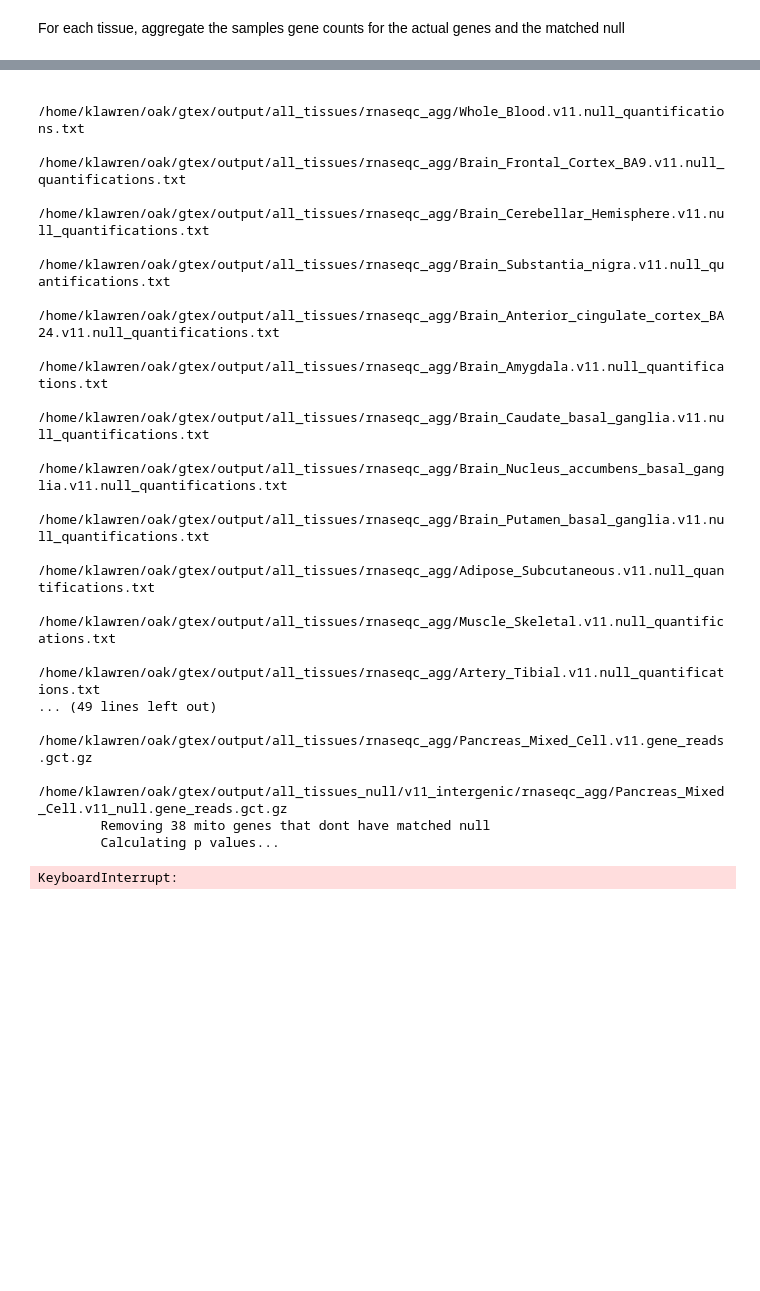
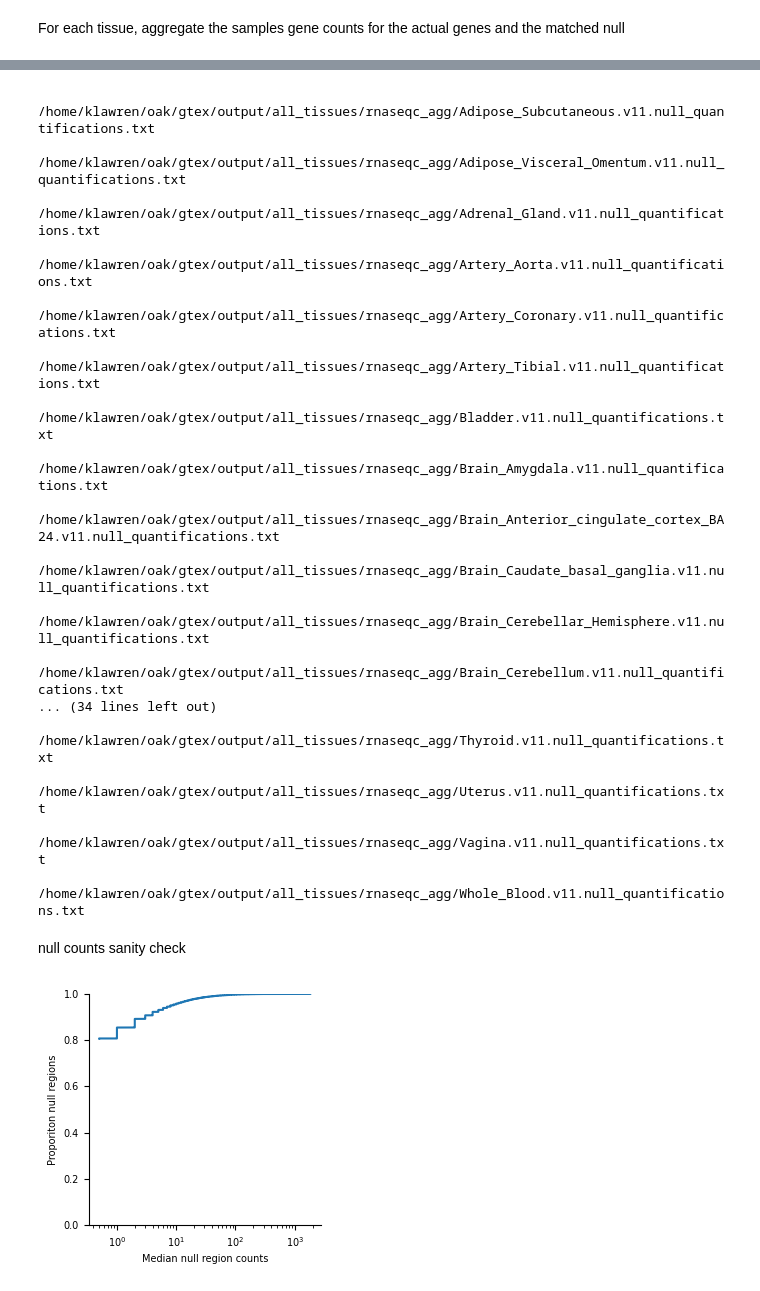
Before and after one commit to danielnachun/gtex-gencode47, a Jupyter notebook: notebooks/quantify_matched_nongenic_null.ipynb, the cells around one changed output, grey strips where cells are left out. Cells and saved outputs as stored; diff of their text form; code cells hidden in the pictures; blank space fills up the shorter version.

```diff
--- a/notebooks/quantify_matched_nongenic_null.ipynb
+++ b/notebooks/quantify_matched_nongenic_null.ipynb
@@ -236,0 +258,11 @@ array(['Adipose - Subcutaneous', 'Adipose - Visceral (Omentum)',
+# %%
+# only consider those with more that 20 samples
+
+print(passed_samples.groupby('SMTSD').size()[passed_samples.groupby('SMTSD').size() < tissue_cutoff])
+large_sample_size_tissues = passed_samples.groupby('SMTSD').size()[passed_samples.groupby('SMTSD').size() > tissue_cutoff].index
+print('continuing with {} tissues'.format(len(large_sample_size_tissues)))
+
+tissue_sample_lists = tissue_sample_lists[tissue_sample_lists.index.isin(large_sample_size_tissues)]
+passed_samples = passed_samples[passed_samples['SMTSD'].isin(large_sample_size_tissues)]
+tissue_color_df = tissue_color_df[tissue_color_df['tissue_name'].isin(large_sample_size_tissues)]
+tissue_color_palette = sns.color_palette(tissue_color_df['tissue_color_hex'])
@@ -237,24 +287,44 @@ array(['Adipose - Subcutaneous', 'Adipose - Visceral (Omentum)',
 # %%
-quantification_list = []
-for tissue_id in tissue_sample_lists.index.values:
-    quantifications = get_null_quantifications(rnaseqc_dir, null_dir, tissue_sample_lists, tissue_id)
-    quantification_list.append(quantifications.set_index('Name'))
+quantifications = get_null_quantifications(rnaseqc_dir, null_dir, tissue_sample_lists, tissue_sample_lists.index.values[0])
+for tissue_id in tissue_sample_lists.index.values[1:]:
+    quantifications = pd.merge(quantifications, get_null_quantifications(rnaseqc_dir, null_dir, tissue_sample_lists, tissue_id), on='Name')
+
+# add in gene type information
+quantifications = pd.merge(quantifications, gencode_ids, left_on='Name', right_on='gene_id_v47')
 # %% [output]
+        /home/klawren/oak/gtex/output/all_tissues/rnaseqc_agg/Adipose_Subcutaneous.v11.null_quantifications.txt
+        /home/klawren/oak/gtex/output/all_tissues/rnaseqc_agg/Adipose_Visceral_Omentum.v11.null_quantifications.txt
+        /home/klawren/oak/gtex/output/all_tissues/rnaseqc_agg/Adrenal_Gland.v11.null_quantifications.txt
+        /home/klawren/oak/gtex/output/all_tissues/rnaseqc_agg/Artery_Aorta.v11.null_quantifications.txt
+        /home/klawren/oak/gtex/output/all_tissues/rnaseqc_agg/Artery_Coronary.v11.null_quantifications.txt
+        /home/klawren/oak/gtex/output/all_tissues/rnaseqc_agg/Artery_Tibial.v11.null_quantifications.txt
+        /home/klawren/oak/gtex/output/all_tissues/rnaseqc_agg/Bladder.v11.null_quantifications.txt
+        /home/klawren/oak/gtex/output/all_tissues/rnaseqc_agg/Brain_Amygdala.v11.null_quantifications.txt
+        /home/klawren/oak/gtex/output/all_tissues/rnaseqc_agg/Brain_Anterior_cingulate_cortex_BA24.v11.null_quantifications.txt
+        /home/klawren/oak/gtex/output/all_tissues/rnaseqc_agg/Brain_Caudate_basal_ganglia.v11.null_quantifications.txt
+        /home/klawren/oak/gtex/output/all_tissues/rnaseqc_agg/Brain_Cerebellar_Hemisphere.v11.null_quantifications.txt
+        /home/klawren/oak/gtex/output/all_tissues/rnaseqc_agg/Brain_Cerebellum.v11.null_quantifications.txt
+... (34 lines left out)
+        /home/klawren/oak/gtex/output/all_tissues/rnaseqc_agg/Thyroid.v11.null_quantifications.txt
+        /home/klawren/oak/gtex/output/all_tissues/rnaseqc_agg/Uterus.v11.null_quantifications.txt
+        /home/klawren/oak/gtex/output/all_tissues/rnaseqc_agg/Vagina.v11.null_quantifications.txt
         /home/klawren/oak/gtex/output/all_tissues/rnaseqc_agg/Whole_Blood.v11.null_quantifications.txt
-        /home/klawren/oak/gtex/output/all_tissues/rnaseqc_agg/Brain_Frontal_Cortex_BA9.v11.null_quantifications.txt
-        /home/klawren/oak/gtex/output/all_tissues/rnaseqc_agg/Brain_Cerebellar_Hemisphere.v11.null_quantifications.txt
-        /home/klawren/oak/gtex/output/all_tissues/rnaseqc_agg/Brain_Substantia_nigra.v11.null_quantifications.txt
-        /home/klawren/oak/gtex/output/all_tissues/rnaseqc_agg/Brain_Anterior_cingulate_cortex_BA24.v11.null_quantifications.txt
-        /home/klawren/oak/gtex/output/all_tissues/rnaseqc_agg/Brain_Amygdala.v11.null_quantifications.txt
-        /home/klawren/oak/gtex/output/all_tissues/rnaseqc_agg/Brain_Caudate_basal_ganglia.v11.null_quantifications.txt
-        /home/klawren/oak/gtex/output/all_tissues/rnaseqc_agg/Brain_Nucleus_accumbens_basal_ganglia.v11.null_quantifications.txt
-        /home/klawren/oak/gtex/output/all_tissues/rnaseqc_agg/Brain_Putamen_basal_ganglia.v11.null_quantifications.txt
-        /home/klawren/oak/gtex/output/all_tissues/rnaseqc_agg/Adipose_Subcutaneous.v11.null_quantifications.txt
-        /home/klawren/oak/gtex/output/all_tissues/rnaseqc_agg/Muscle_Skeletal.v11.null_quantifications.txt
-        /home/klawren/oak/gtex/output/all_tissues/rnaseqc_agg/Artery_Tibial.v11.null_quantifications.txt
-... (49 lines left out)
-        /home/klawren/oak/gtex/output/all_tissues/rnaseqc_agg/Pancreas_Mixed_Cell.v11.gene_reads.gct.gz
-        /home/klawren/oak/gtex/output/all_tissues_null/v11_intergenic/rnaseqc_agg/Pancreas_Mixed_Cell.v11_null.gene_reads.gct.gz
-        Removing 38 mito genes that dont have matched null
-        Calculating p values...
-KeyboardInterrupt:
+# %% [markdown]
+null counts sanity check
+# %%
+# null counts
+null_counts_columns = [f'{tissue_id}.median_null_counts' for tissue_id in tissue_sample_lists.index.values]
+
+null_counts = quantifications[null_counts_columns[:-5]].median(axis=1)
+fig, ax = plt.subplots(figsize=(3,3))
+
+
+sns.ecdfplot(ax=ax,
+              data=null_counts,
+              log_scale=True)
+
+ax.set_xlabel('Median null region counts')
+ax.set_ylabel('Proporiton null regions')
+ax.spines[['top', 'right']].set_visible(False)
+# %% [output]
+[figure, added]
```
Also changed, not shown: parts of 28 cells of this notebook, 26 other files.
